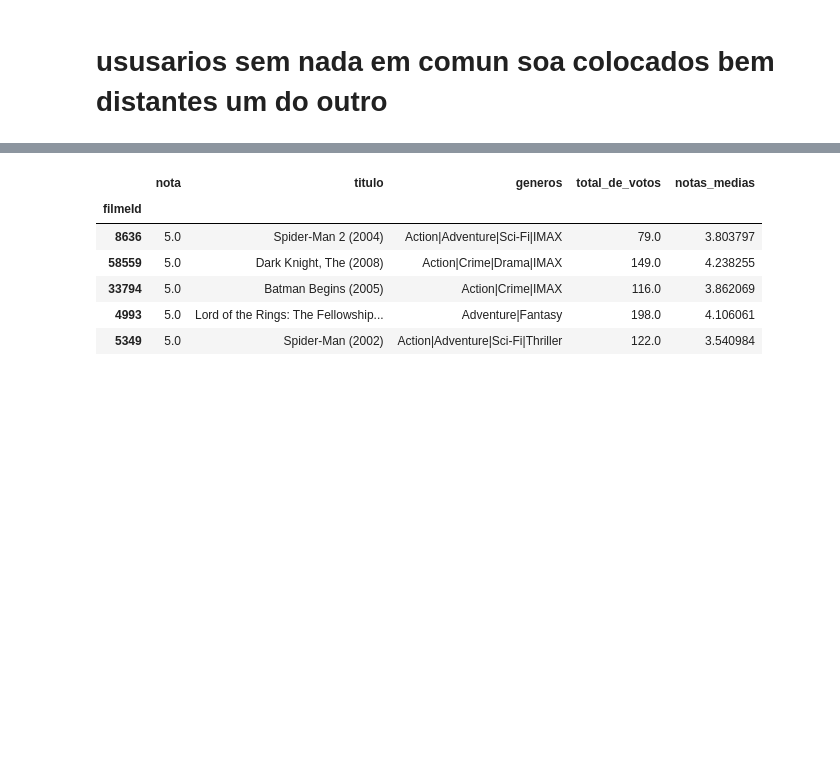
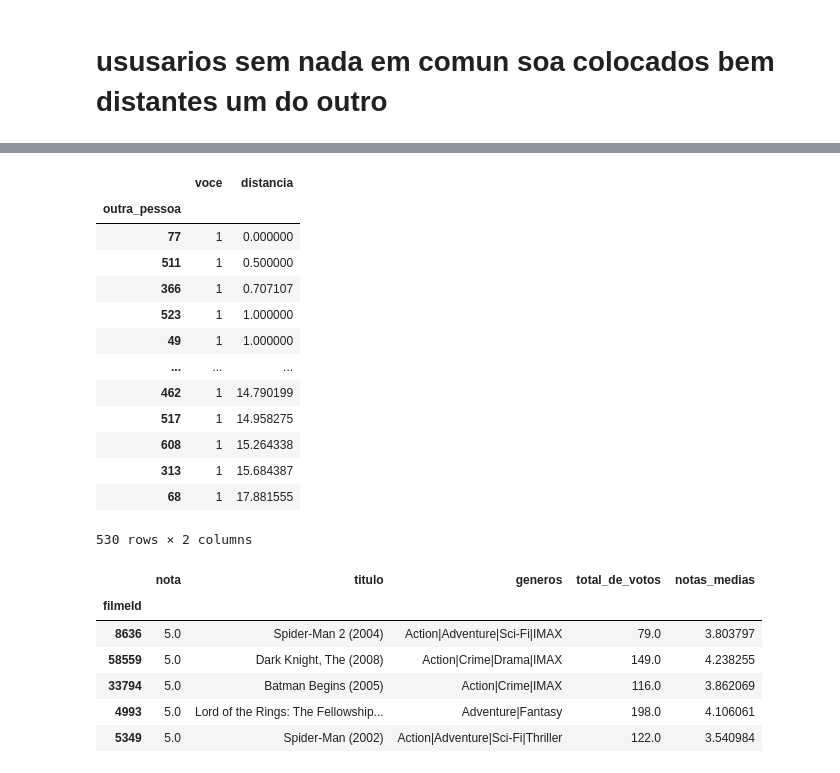
Before and after one commit to Leonerdo15/Learning_Machine_Learning, a Jupyter notebook: 5_Machine Learning intro a sistemas de recomendacao em Python/main.ipynb, the cells around one changed output, grey strips where cells are left out. Cells and saved outputs as stored; diff of their text form; code cells hidden in the pictures; blank space fills up the shorter version.

```diff
--- a/5_Machine Learning intro a sistemas de recomendacao em Python/main.ipynb
+++ b/5_Machine Learning intro a sistemas de recomendacao em Python/main.ipynb
@@ -330,3 +328,20 @@ TypeError: object of type 'NoneType' has no len()
+# %%
+mais_proximos_de_voce(1)
+# %% [output]
+|  | voce | distancia |
+| outra_pessoa |  |  |
+| 77 | 1 | 0.000000 |
+| 511 | 1 | 0.500000 |
+| 366 | 1 | 0.707107 |
+| 523 | 1 | 1.000000 |
+| 49 | 1 | 1.000000 |
+| ... | ... | ... |
+| 462 | 1 | 14.790199 |
+| 517 | 1 | 14.958275 |
+| 608 | 1 | 15.264338 |
+| 313 | 1 | 15.684387 |
+| 68 | 1 | 17.881555 |
+530 rows × 2 columns
 # %%
 def mais_proximos_de_voce(voce_id, n = None):
     distancias = distancia_de_todos(voce_id, n)
```
Also changed, not shown: parts of 2 cells of this notebook, 26 other files.
